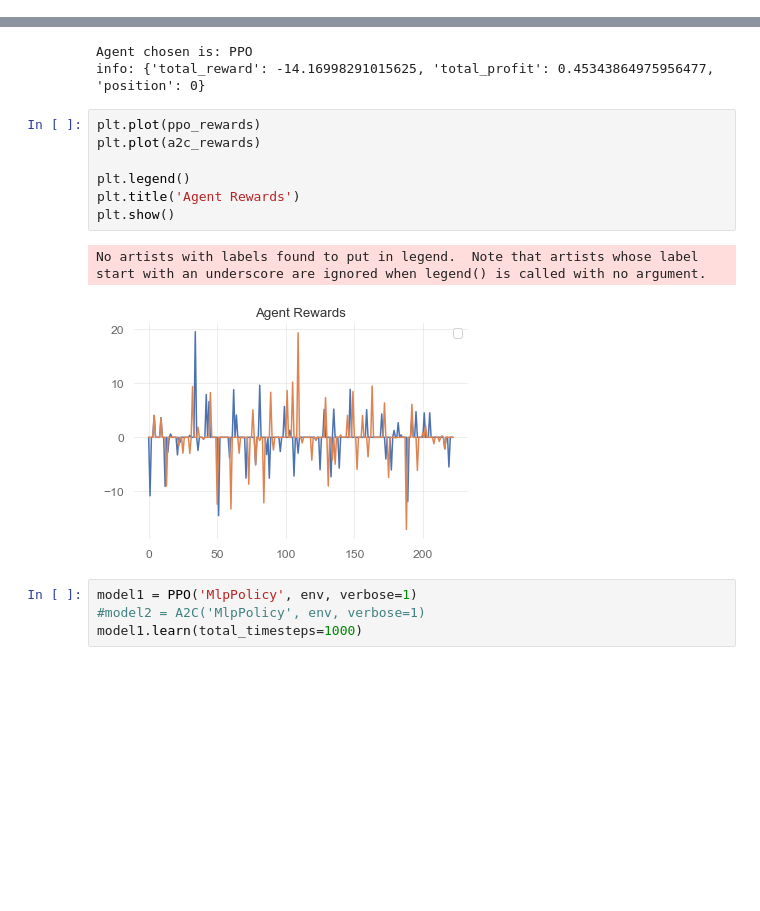
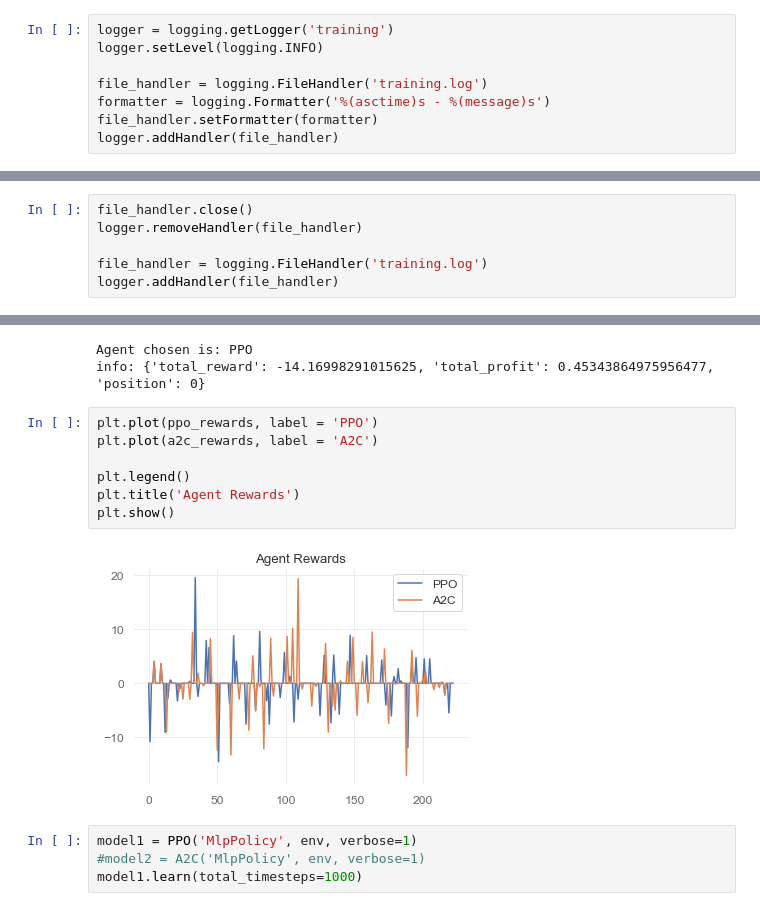
Before and after one commit to bxdong7/FinTrade, a Jupyter notebook: PPOA2C_Model.ipynb, the cells around one changed output, grey strips where cells are left out. Drawn from its saved outputs; the diff is of its cells as text; blank space fills up the shorter version.

```diff
--- a/PPOA2C_Model.ipynb
+++ b/PPOA2C_Model.ipynb
@@ -32,3 +62,11 @@ import matplotlib.pyplot as plt
+# %%
+logger = logging.getLogger('training')
+logger.setLevel(logging.INFO)
+
+file_handler = logging.FileHandler('training.log')
+formatter = logging.Formatter('%(asctime)s - %(message)s')
+file_handler.setFormatter(formatter)
+logger.addHandler(file_handler)
 # %%
 import yfinance as yf
 vgt_data = yf.download("VGT", start="2021-01-01", end="2023-04-30")
@@ -71,4 +109,10 @@ val_env = gym.make(
 )
 
 env = DummyVecEnv([lambda : train_env, lambda : val_env])
+# %%
+file_handler.close()
+logger.removeHandler(file_handler)
+
+file_handler = logging.FileHandler('training.log')
+logger.addHandler(file_handler)
 # %%
@@ -149,15 +194,14 @@ print("info:", info)
 Agent chosen is: PPO
 info: {'total_reward': -14.16998291015625, 'total_profit': 0.45343864975956477, 'position': 0}
 # %%
-plt.plot(ppo_rewards)
-plt.plot(a2c_rewards)
+plt.plot(ppo_rewards, label = 'PPO')
+plt.plot(a2c_rewards, label = 'A2C')
 
 plt.legend()
 plt.title('Agent Rewards')
 plt.show()
 # %% [output]
-No artists with labels found to put in legend.  Note that artists whose label start with an underscore are ignored when legend() is called with no argument.
-[figure, old version]
+[figure, new version]
 # %%
 model1 = PPO('MlpPolicy', env, verbose=1)
 #model2 = A2C('MlpPolicy', env, verbose=1)
```
Also changed, not shown: parts of 5 cells of this notebook.
